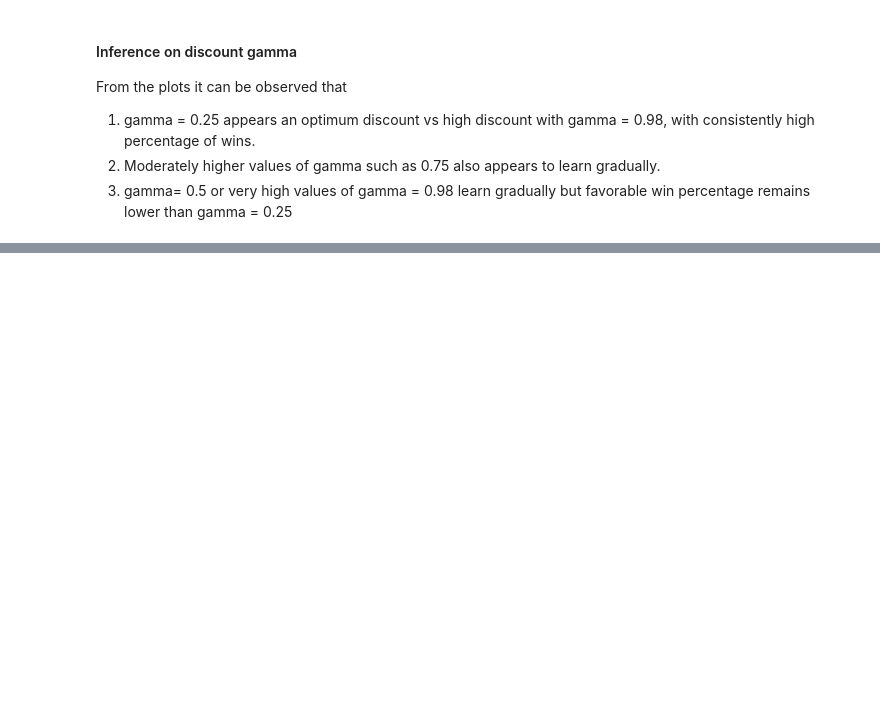
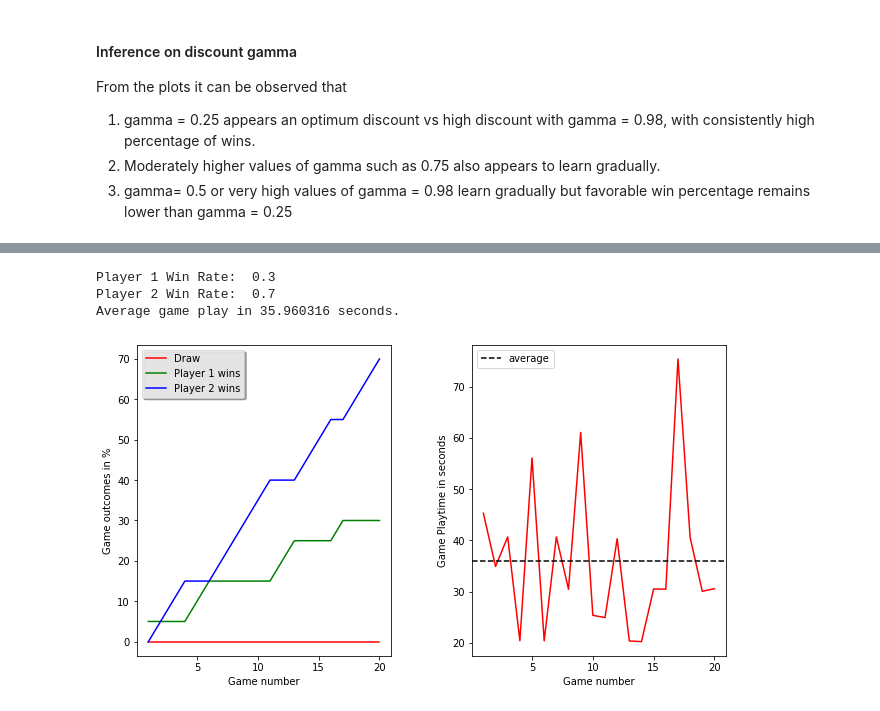
Before and after one commit to Team-Equality-RL-Project/connect-4, a Jupyter notebook: src/Connect4_Play.ipynb, the cells around one changed output, grey strips where cells are left out. Cells and saved outputs as stored; diff of their text form; code cells hidden in the pictures; blank space fills up the shorter version.

```diff
--- a/src/Connect4_Play.ipynb
+++ b/src/Connect4_Play.ipynb
@@ -534,0 +586,11 @@ From the plots it can be observed that
+# %%
+if __name__ == "__main__":
+    num_games = 20
+    PlayerType_1 = "random"
+    PlayerType_2 = "montecarlo"
+    GameView(1200, 760).main_menu(PlayerType_1, PlayerType_2, num_games, exploration_coeff=1.6)
+# %% [output]
+Player 1 Win Rate:  0.3
+Player 2 Win Rate:  0.7
+Average game play in 35.960316 seconds.
+[figure, added]
```
Also changed, not shown: parts of 7 cells of this notebook, 4 other files.
